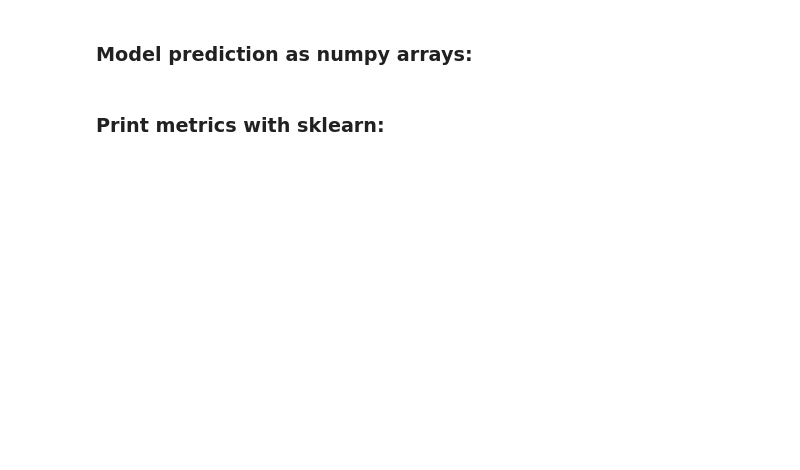
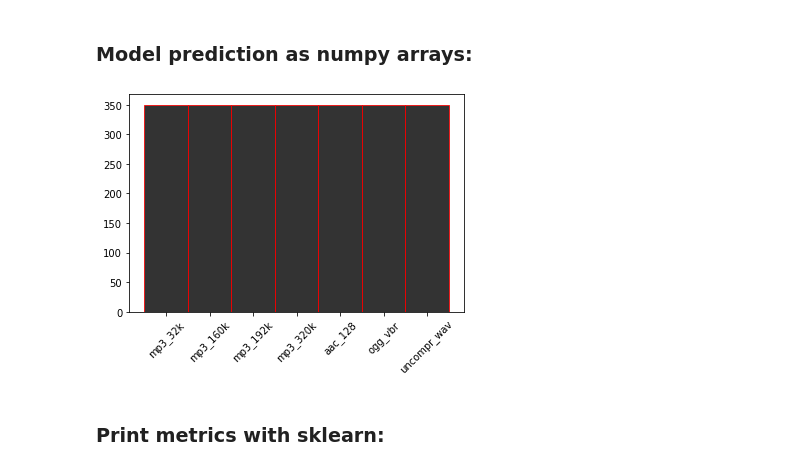
Before and after one commit to linusnb/dl4aed_project, a Jupyter notebook: Code/DLNet_medleyDB.ipynb, the cells around one changed output. Drawn from its saved outputs; the diff is of its cells as text; code cells hidden in the pictures; blank space fills up the shorter version.

```diff
--- a/Code/DLNet_medleyDB.ipynb
+++ b/Code/DLNet_medleyDB.ipynb
@@ -165,9 +219,11 @@ y_test_pred = np.argmax(y_test_prob, axis=1)
 y_test_true = np.argmax(np.array([y for x, y in test_dataset.unbatch().as_numpy_iterator()]), axis=1)
 # %%
 # Check label distribution in test set:
-plt.hist(y_test_true, align='left')
-plt.xticks([0, 1, 2, 3, 4, 5, 6], config['classes'])
+plt.hist(y_test_true, align='mid', bins=range(len(config['classes'])+1), linewidth=1, color='black', edgecolor='red', rwidth=1, alpha=.8)
+plt.xticks([.5, 1.5, 2.5, 3.5, 4.5, 5.5, 6.5], config['classes'], rotation=45)
 plt.show()
+# %% [output]
+[figure, added]
 # %% [markdown]
 ### Print metrics with sklearn:
 # %%
```
Also changed, not shown: parts of 9 cells of this notebook.
